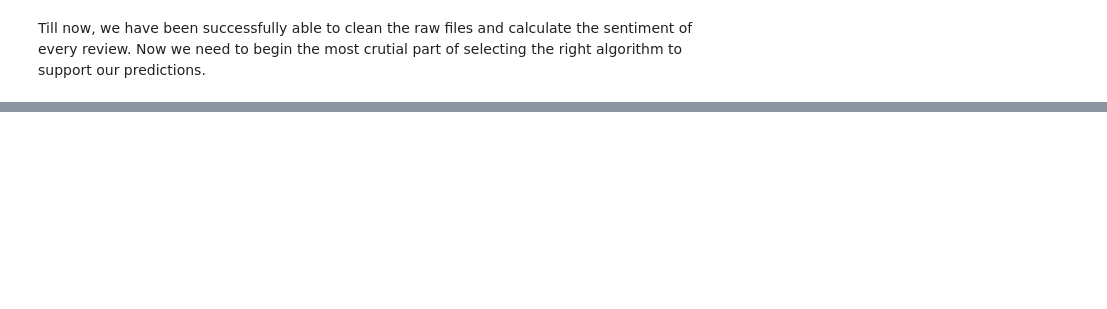
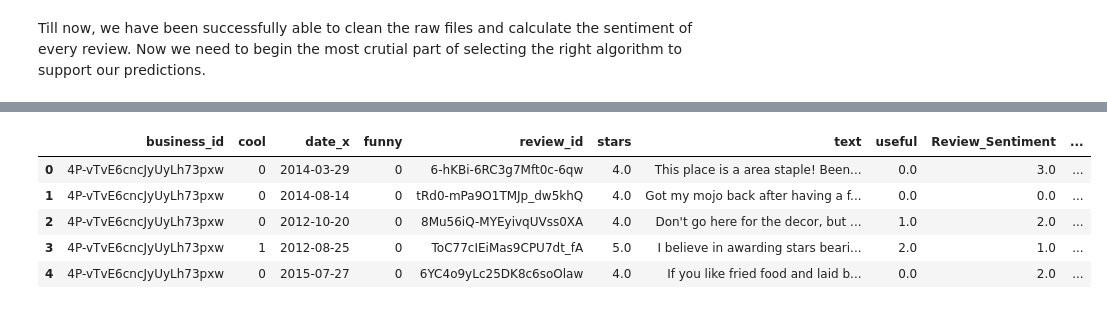
Before and after one commit to kunalseth/DataCuisine, a Jupyter notebook: 3.Algorithms_Yelp.ipynb, the cells around one changed output, grey strips where cells are left out. Drawn from its saved outputs; the diff is of its cells as text; code cells hidden in the pictures; blank space fills up the shorter version.

```diff
--- a/3.Algorithms_Yelp.ipynb
+++ b/3.Algorithms_Yelp.ipynb
@@ -61,0 +48,6 @@ rest_sent_gp_df
+# %%
+# Prep to Finding the last review date
+review_date = rest_sentiment_df.copy()
+# %%
+# Grouping on the business id to find the max value for the date
+review_date_grp = review_date.groupby('business_id').max().reset_index()
@@ -61,0 +59,3 @@ rest_sent_gp_df
+# %%
+# Dropping the columns that not required and keeping only business id and last review date for a restaurant
+review_date_grp = review_date_grp.ix[:,(0,2)]
@@ -61,0 +72,13 @@ rest_sent_gp_df
+# %%
+# Merging dataframes on restaurant sentiment and last review dates
+max_review_super_df = pd.merge(rest_sentiment_df, review_date_grp, how="left", on="business_id")
+# %%
+# View Data
+max_review_super_df.head()
+# %% [output]
+|  | business_id | cool | date_x | funny | review_id | stars | text | useful | Review_Sentiment | ... |
+| 0 | 4P-vTvE6cncJyUyLh73pxw | 0 | 2014-03-29 | 0 | 6-hKBi-6RC3g7Mft0c-6qw | 4.0 | This place is a area staple! Been... | 0.0 | 3.0 | ... |
+| 1 | 4P-vTvE6cncJyUyLh73pxw | 0 | 2014-08-14 | 0 | tRd0-mPa9O1TMJp_dw5khQ | 4.0 | Got my mojo back after having a f... | 0.0 | 0.0 | ... |
+| 2 | 4P-vTvE6cncJyUyLh73pxw | 0 | 2012-10-20 | 0 | 8Mu56iQ-MYEyivqUVss0XA | 4.0 | Don't go here for the decor, but ... | 1.0 | 2.0 | ... |
+| 3 | 4P-vTvE6cncJyUyLh73pxw | 1 | 2012-08-25 | 0 | ToC77cIEiMas9CPU7dt_fA | 5.0 | I believe in awarding stars beari... | 2.0 | 1.0 | ... |
+| 4 | 4P-vTvE6cncJyUyLh73pxw | 0 | 2015-07-27 | 0 | 6YC4o9yLc25DK8c6soOlaw | 4.0 | If you like fried food and laid b... | 0.0 | 2.0 | ... |
```
Also changed, not shown: parts of 62 cells of this notebook, 2 other files.
